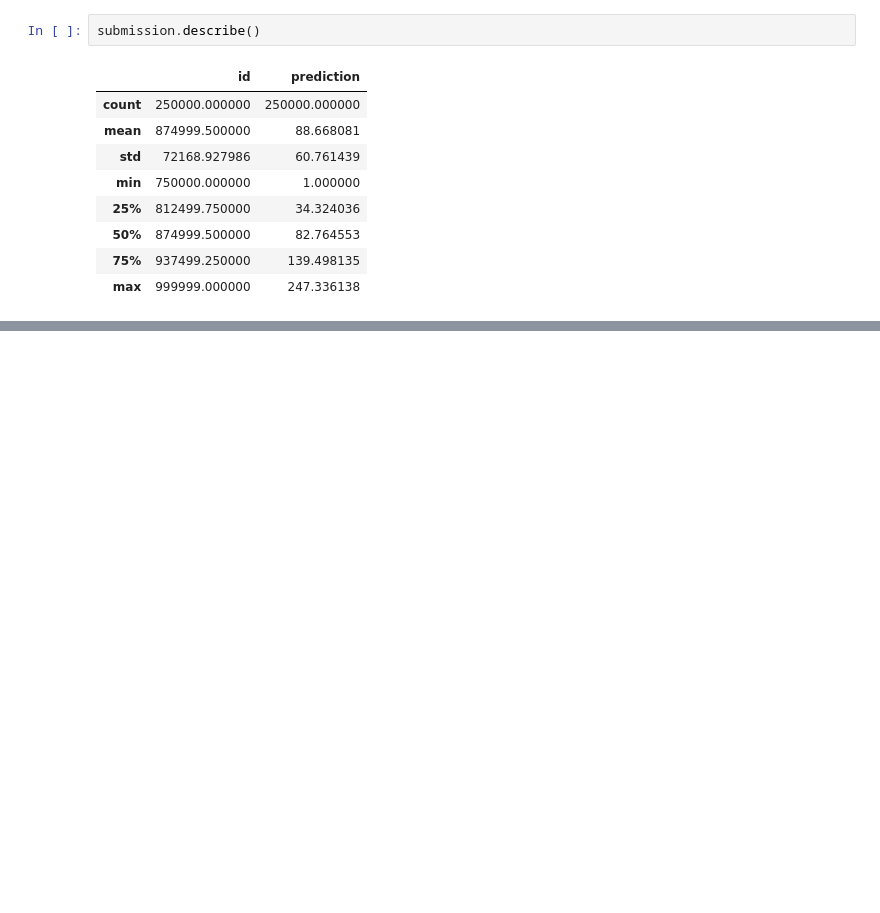
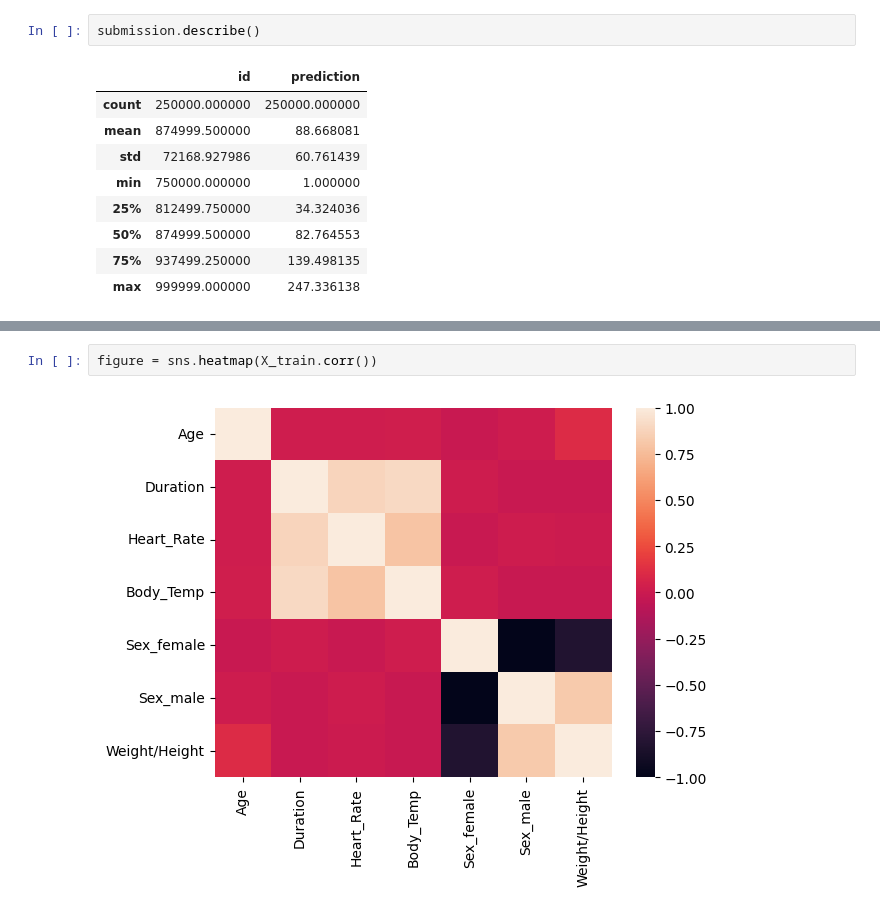
Before and after one commit to Dulina77/CalorieExpendition, a Jupyter notebook: Kagglecompetition_CalorieExpendition.ipynb, the cells around one changed output, grey strips where cells are left out. Saved outputs shown, nothing was run; the diff lists cells and outputs as text; blank space fills up the shorter version.

```diff
--- a/Kagglecompetition_CalorieExpendition.ipynb
+++ b/Kagglecompetition_CalorieExpendition.ipynb
@@ -153,0 +173,4 @@ figure = sns.heatmap(training_data.corr())
+# %%
+figure = sns.heatmap(X_train.corr())
+# %% [output]
+[figure, added]
```
Also changed, not shown: parts of 15 cells of this notebook.
